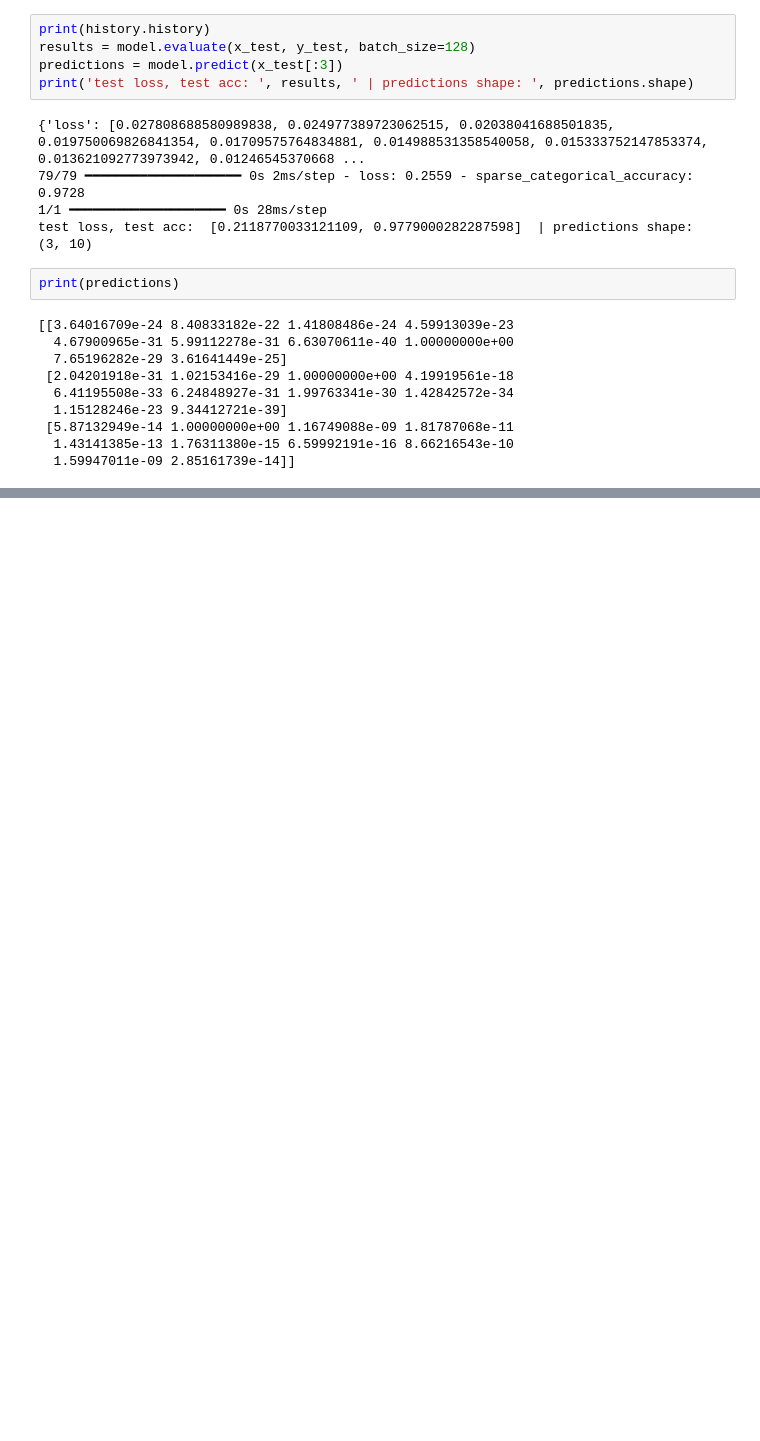
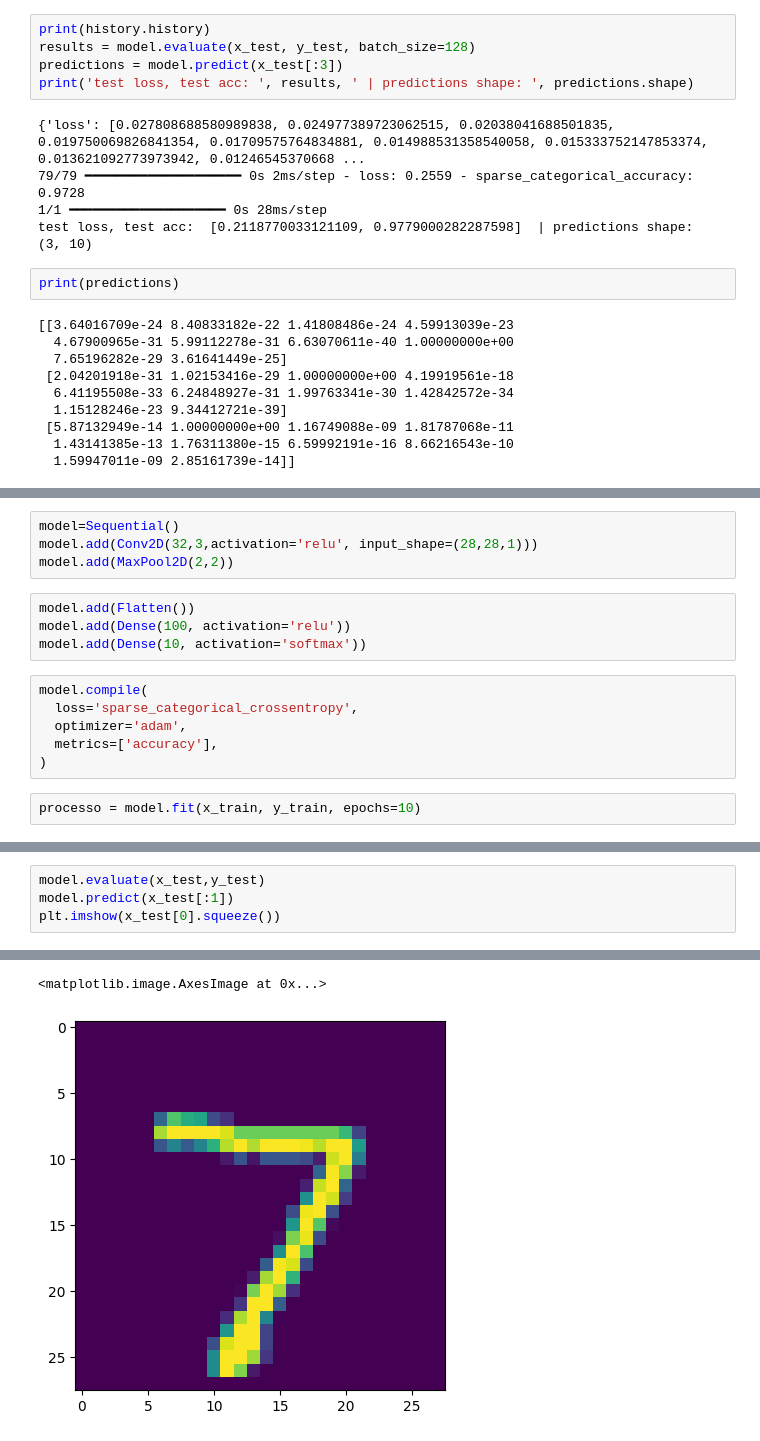
Before and after one commit to renanteod/GCollab, a Jupyter notebook: roteiro02.ipynb, the cells around one changed output, grey strips where cells are left out. Cells and saved outputs as stored; diff of their text form; blank space fills up the shorter version.

```diff
--- a/roteiro02.ipynb
+++ b/roteiro02.ipynb
@@ -171,0 +193,16 @@ print(predictions)
+# %%
+model=Sequential()
+model.add(Conv2D(32,3,activation='relu', input_shape=(28,28,1)))
+model.add(MaxPool2D(2,2))
+# %%
+model.add(Flatten())
+model.add(Dense(100, activation='relu'))
+model.add(Dense(10, activation='softmax'))
+# %%
+model.compile(
+  loss='sparse_categorical_crossentropy',
+  optimizer='adam',
+  metrics=['accuracy'],
+)
+# %%
+processo = model.fit(x_train, y_train, epochs=10)
@@ -171,0 +230,5 @@ print(predictions)
+# %%
+model.evaluate(x_test,y_test)
+model.predict(x_test[:1])
+plt.imshow(x_test[0].squeeze())
+# %% [output]
@@ -171,0 +237,2 @@ print(predictions)
+<matplotlib.image.AxesImage at 0x...>
+[figure, added]
```
Also changed, not shown: parts of 5 cells of this notebook.
